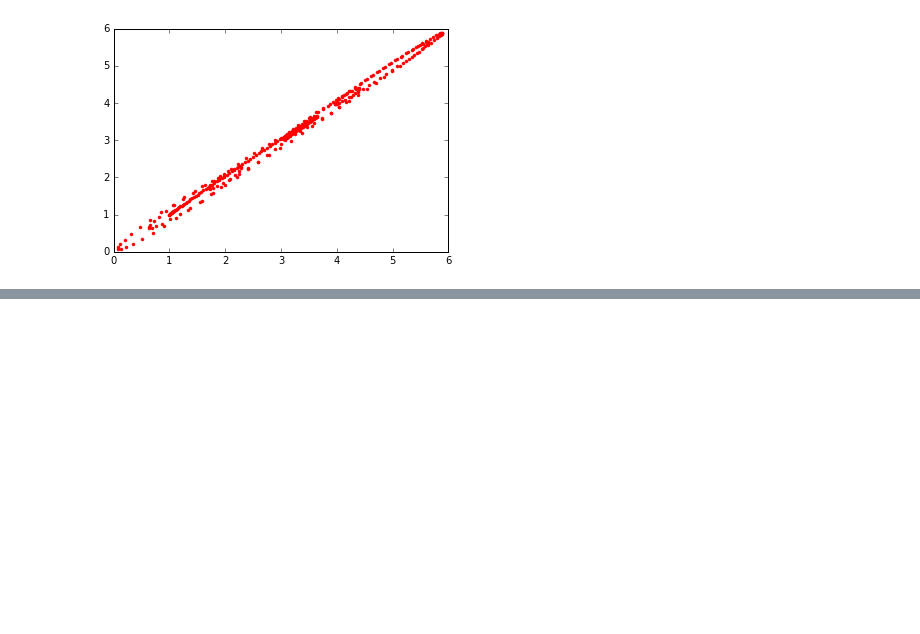
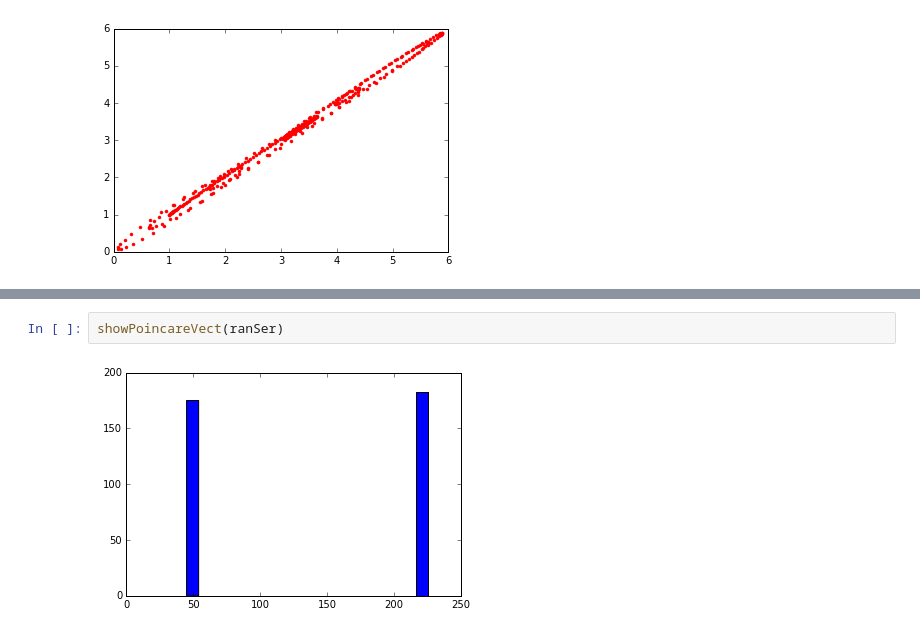
Before and after one commit to birolkuyumcu/Poincare-Plot, a Jupyter notebook: Poincare Plot Method1.ipynb, the cells around one changed output, grey strips where cells are left out. Drawn from its saved outputs; the diff is of its cells as text; blank space fills up the shorter version.

```diff
--- a/Poincare Plot Method1.ipynb
+++ b/Poincare Plot Method1.ipynb
@@ -72,0 +102,4 @@ showPoincare(multiSer2)
+# %%
+showPoincareVect(ranSer)
+# %% [output]
+[figure, added]
```
Also changed, not shown: parts of 7 cells of this notebook.
